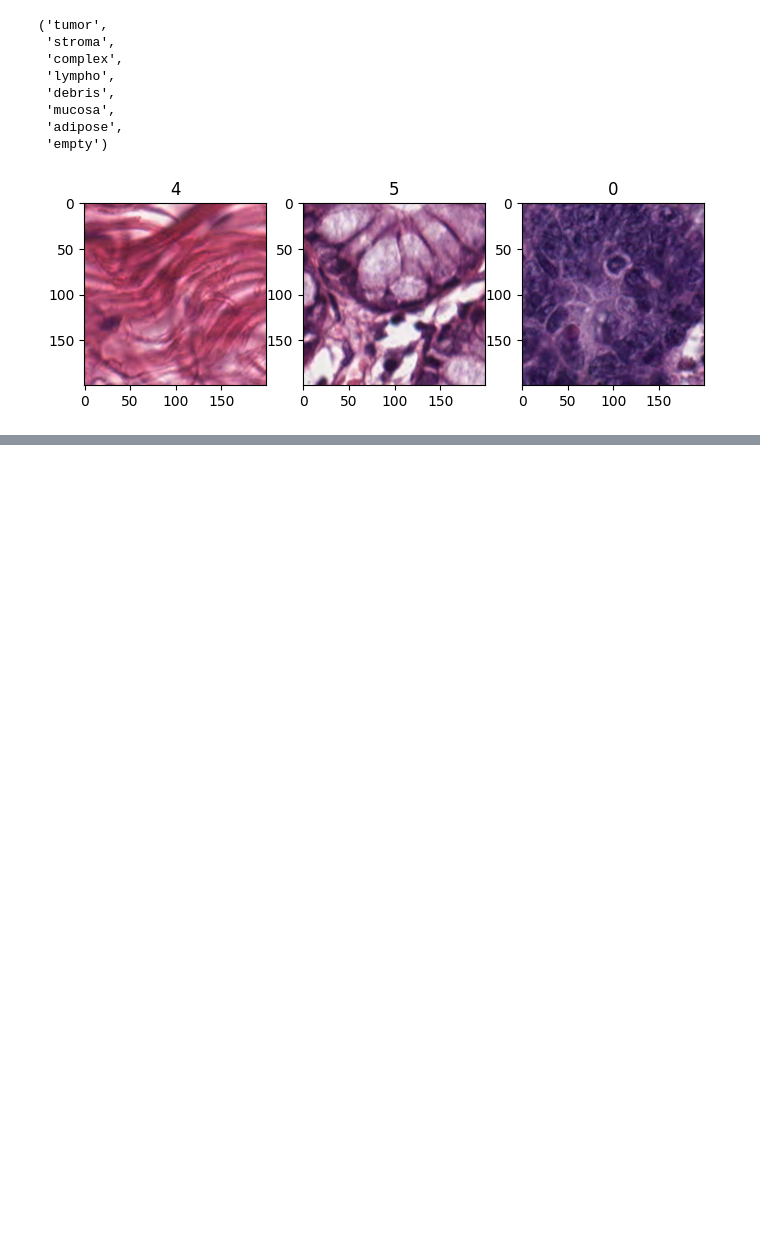
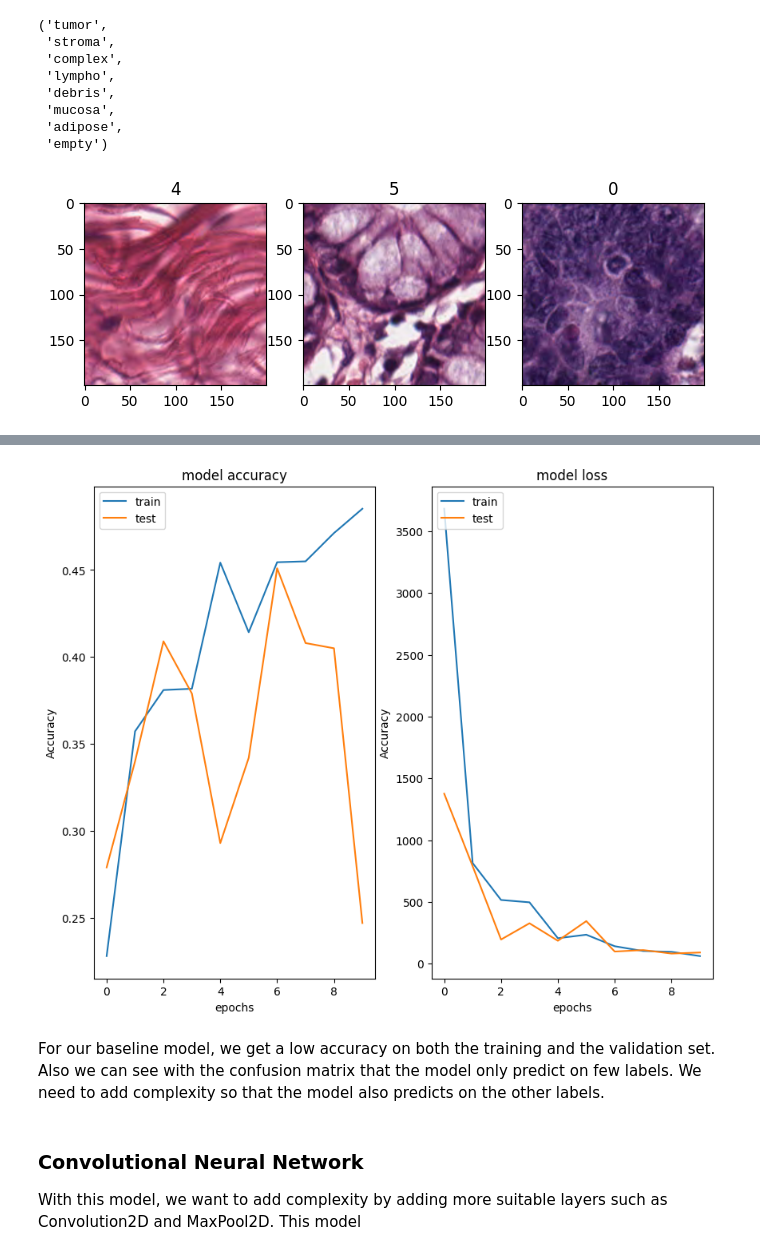
Before and after one commit to GabrielTruong/colorectal_project, a Jupyter notebook: eda.ipynb, the cells around one changed output, grey strips where cells are left out. Saved outputs shown, nothing was run; the diff lists cells and outputs as text; code cells hidden in the pictures; blank space fills up the shorter version.

```diff
--- a/eda.ipynb
+++ b/eda.ipynb
@@ -80,0 +110,10 @@ The classes are quite balanced. It will help us when we do the confusion matrix.
+# %%
+logs = {}
+
+baseline_model = Sequential([
+    layers.Flatten(input_shape=[150, 150,3]),
+    layers.Dense(300,activation="relu"),
+    layers.Dense(100,activation="relu"),
+    layers.Dense(8,activation="softmax")
+])
+baseline_model.summary()
@@ -80,0 +184,11 @@ The classes are quite balanced. It will help us when we do the confusion matrix.
+# %%
+plot_monitoring(logs['Baseline'])
+# %% [output]
+[figure, added]
+# %% [markdown]
+For our baseline model, we get a low accuracy on both the training and the validation set.
+Also we can see with the confusion matrix that the model only predict on few labels. We need to add complexity so that the model also predicts on the other labels.
+# %% [markdown]
+### Convolutional Neural Network
+
+With this model, we want to add complexity by adding more suitable layers such as Convolution2D and MaxPool2D. This model
```
Also changed, not shown: parts of 37 cells of this notebook.
